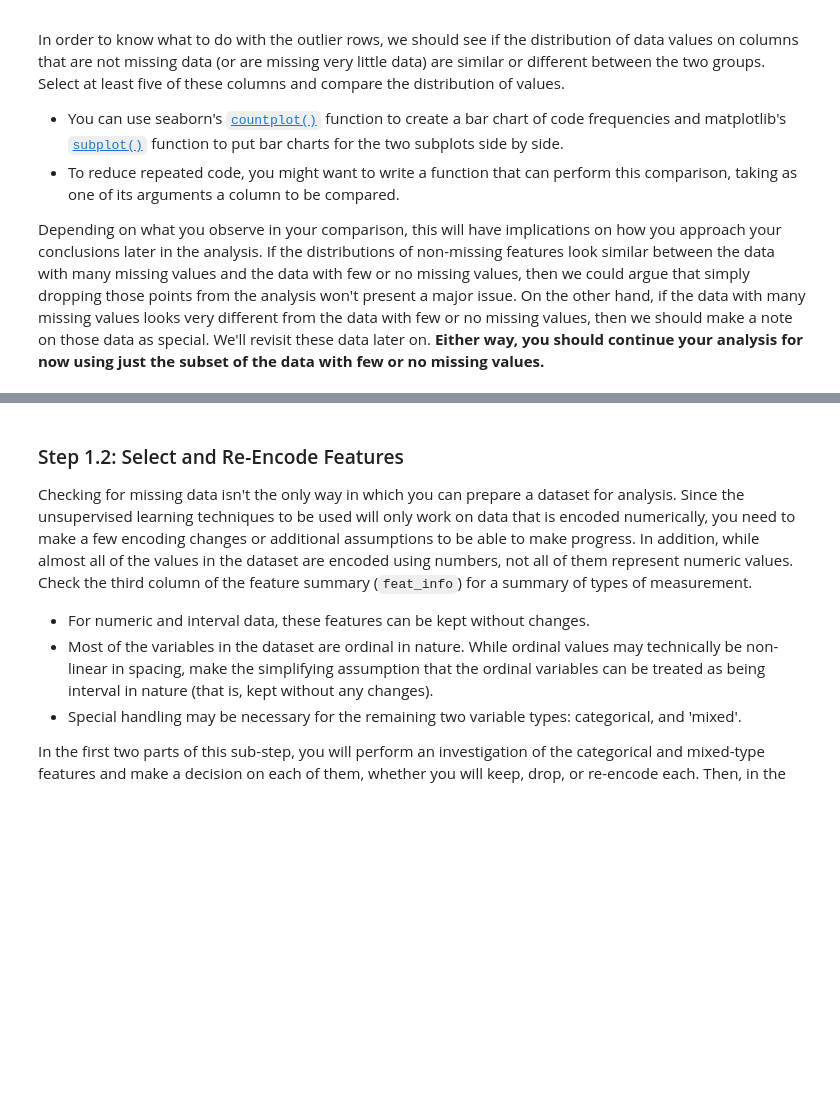
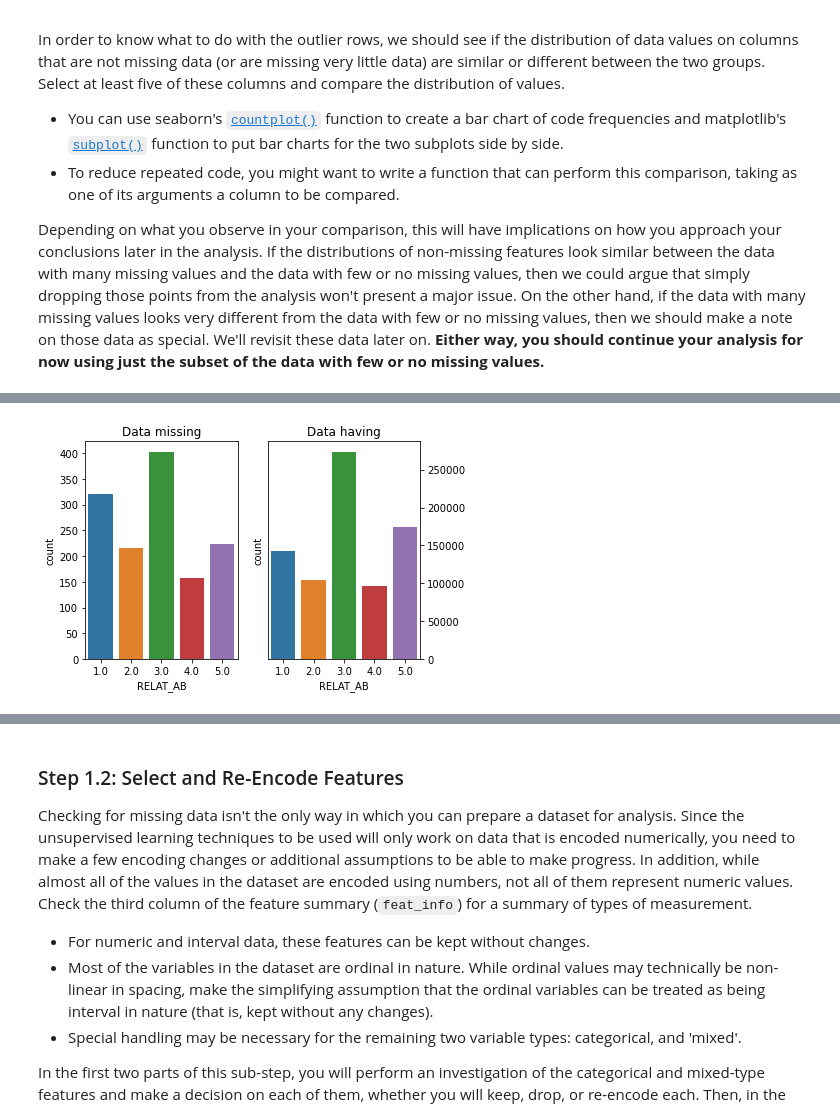
Before and after one commit to sinthaswe/identify-cust-segments, a Jupyter notebook: Identify_Customer_Segments.ipynb, the cells around one changed output, grey strips where cells are left out. Drawn from its saved outputs; the diff is of its cells as text; code cells hidden in the pictures; blank space fills up the shorter version.

```diff
--- a/Identify_Customer_Segments.ipynb
+++ b/Identify_Customer_Segments.ipynb
@@ -367,0 +403,4 @@ Depending on what you observe in your comparison, this will have implications on
+# %%
+plot_col_dist('RELAT_AB')
+# %% [output]
+[figure, added]
```
Also changed, not shown: parts of 40 cells of this notebook.
